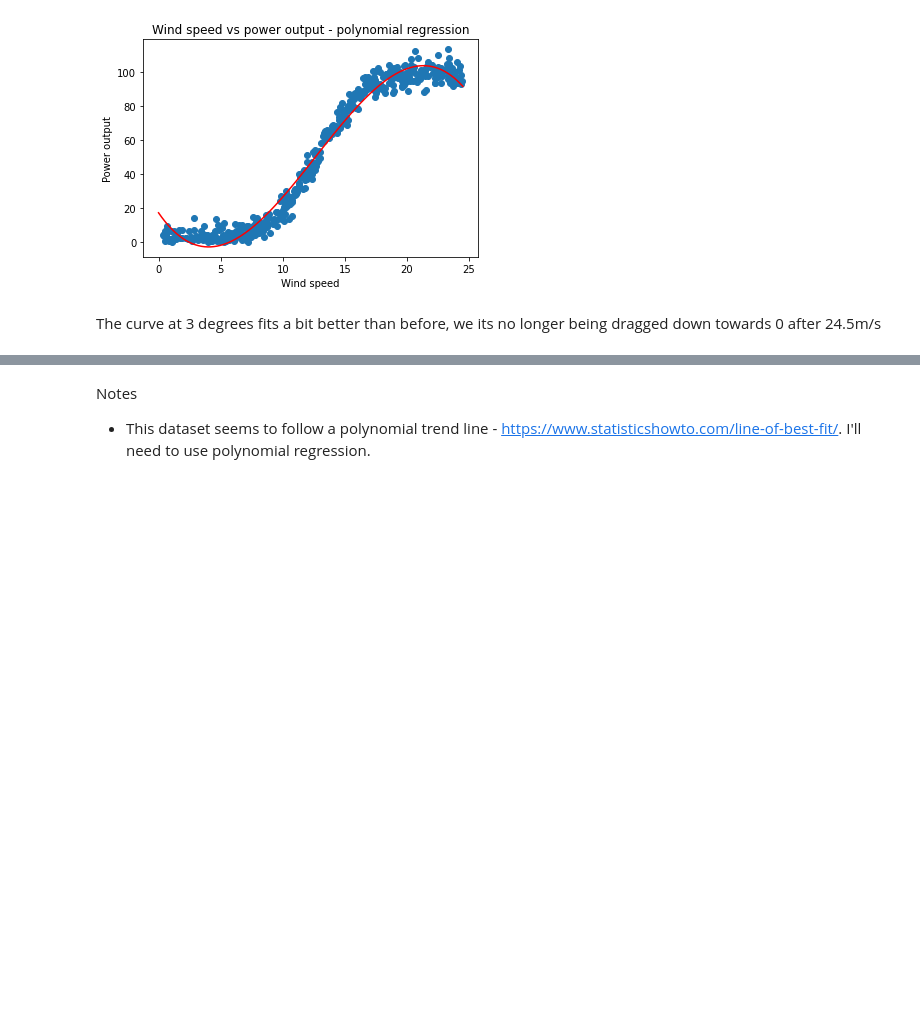
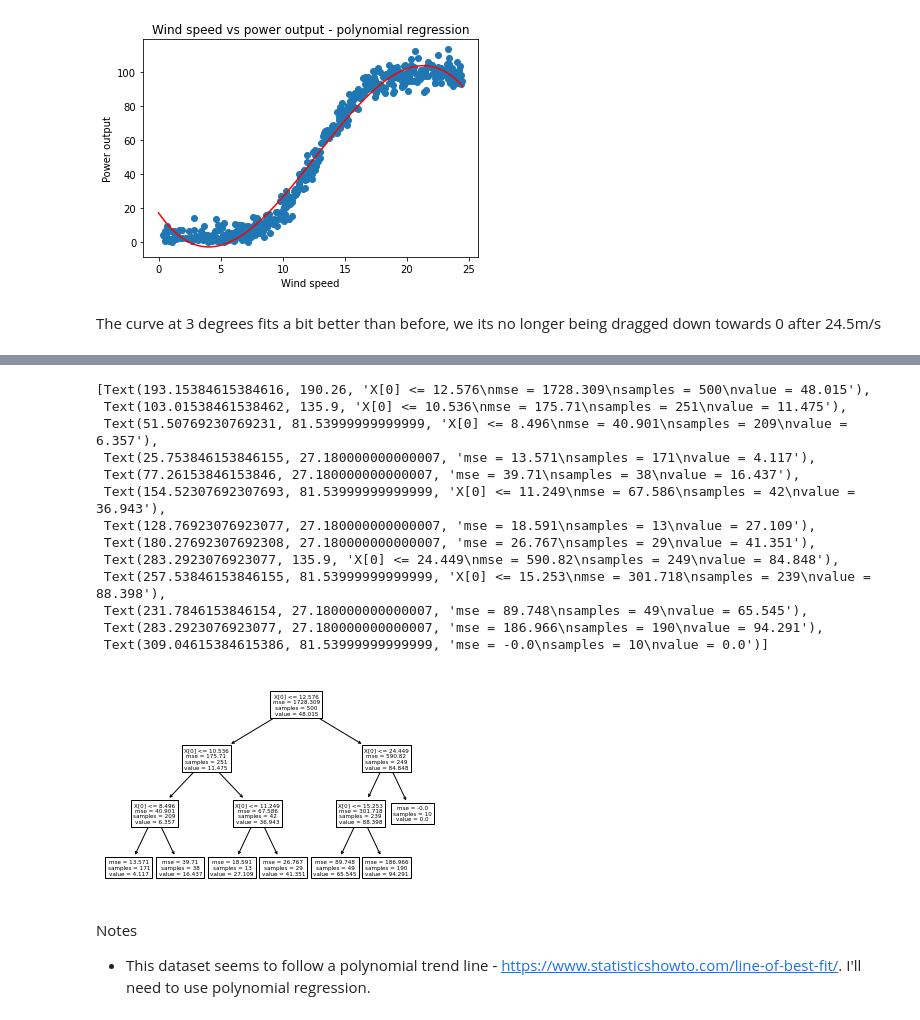
Before and after one commit to OtherBrian/fda-regression_project, a Jupyter notebook: Regression Project.ipynb, the cells around one changed output, grey strips where cells are left out. Cells and saved outputs as stored; diff of their text form; code cells hidden in the pictures; blank space fills up the shorter version.

```diff
--- a/Regression Project.ipynb
+++ b/Regression Project.ipynb
@@ -299,3 +325,20 @@ The curve at 3 degrees fits a bit better than before, we its no longer being dra
+# %%
+tree.plot_tree(clf)
+# %% [output]
+[Text(193.15384615384616, 190.26, 'X[0] <= 12.576\nmse = 1728.309\nsamples = 500\nvalue = 48.015'),
+ Text(103.01538461538462, 135.9, 'X[0] <= 10.536\nmse = 175.71\nsamples = 251\nvalue = 11.475'),
+ Text(51.50769230769231, 81.53999999999999, 'X[0] <= 8.496\nmse = 40.901\nsamples = 209\nvalue = 6.357'),
+ Text(25.753846153846155, 27.180000000000007, 'mse = 13.571\nsamples = 171\nvalue = 4.117'),
+ Text(77.26153846153846, 27.180000000000007, 'mse = 39.71\nsamples = 38\nvalue = 16.437'),
+ Text(154.52307692307693, 81.53999999999999, 'X[0] <= 11.249\nmse = 67.586\nsamples = 42\nvalue = 36.943'),
+ Text(128.76923076923077, 27.180000000000007, 'mse = 18.591\nsamples = 13\nvalue = 27.109'),
+ Text(180.27692307692308, 27.180000000000007, 'mse = 26.767\nsamples = 29\nvalue = 41.351'),
+ Text(283.2923076923077, 135.9, 'X[0] <= 24.449\nmse = 590.82\nsamples = 249\nvalue = 84.848'),
+ Text(257.53846153846155, 81.53999999999999, 'X[0] <= 15.253\nmse = 301.718\nsamples = 239\nvalue = 88.398'),
+ Text(231.7846153846154, 27.180000000000007, 'mse = 89.748\nsamples = 49\nvalue = 65.545'),
+ Text(283.2923076923077, 27.180000000000007, 'mse = 186.966\nsamples = 190\nvalue = 94.291'),
+ Text(309.04615384615386, 81.53999999999999, 'mse = -0.0\nsamples = 10\nvalue = 0.0')]
+[figure, added]
 # %% [markdown]
 Notes
 
```
Also changed, not shown: parts of 2 cells of this notebook.
